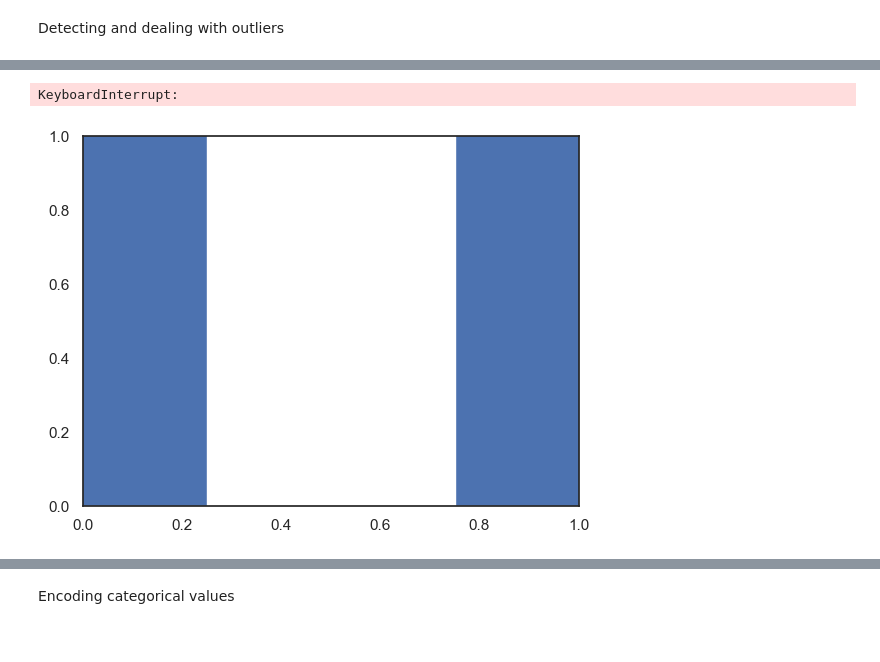
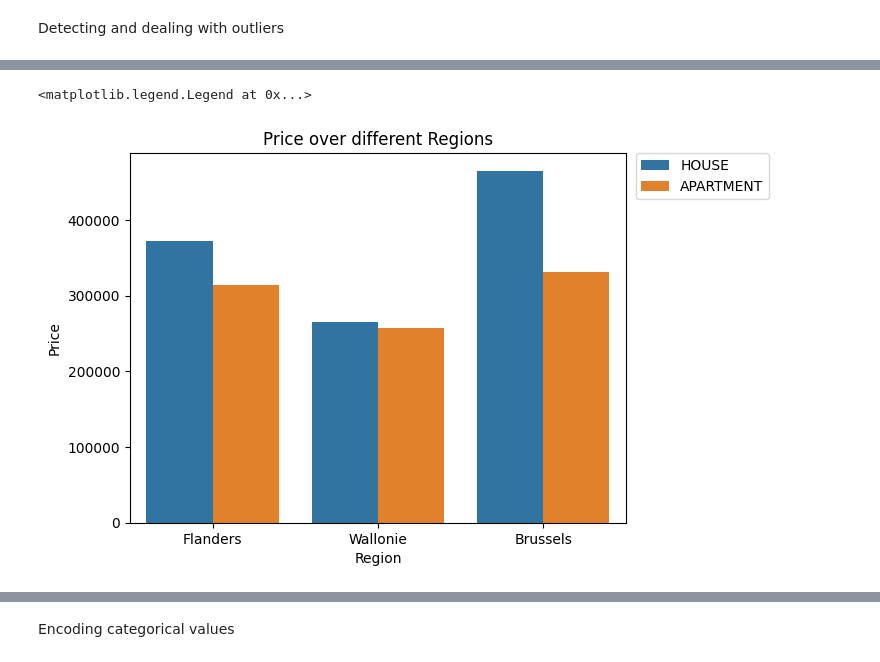
Before and after one commit to Genet-Abay/real-estate-price-prediction, a Jupyter notebook: data_analysis/data_analysis.ipynb, the cells around one changed output, grey strips where cells are left out. Saved outputs shown, nothing was run; the diff lists cells and outputs as text; code cells hidden in the pictures.

```diff
--- a/data_analysis/data_analysis.ipynb
+++ b/data_analysis/data_analysis.ipynb
@@ -306,9 +304,9 @@ plt.show()
 # %%
 cols_categorical = ['HasBasement', 'HasLift', 'FloodZoneType', 'HeatingType', 'IsDoubleGlaze', 'HasGarden', 'KitchekType', 'Province', 'locality', 'Region','BuildingCondition']
 # %%
-df.plot(x="Region", y="Price", kind="bar")
-
-plt.show()
+sns.barplot(data=df_out, x="Region", y="Price", hue='Type', errorbar=None)
+plt.title('Price over different Regions')
+plt.legend(bbox_to_anchor=(1.02, 1), loc='upper left', borderaxespad=0)
 # %% [output]
-KeyboardInterrupt:
+<matplotlib.legend.Legend at 0x...>
-[figure, old version]
+[figure, new version]
```
Also changed, not shown: parts of 15 cells of this notebook, 1 other file.
